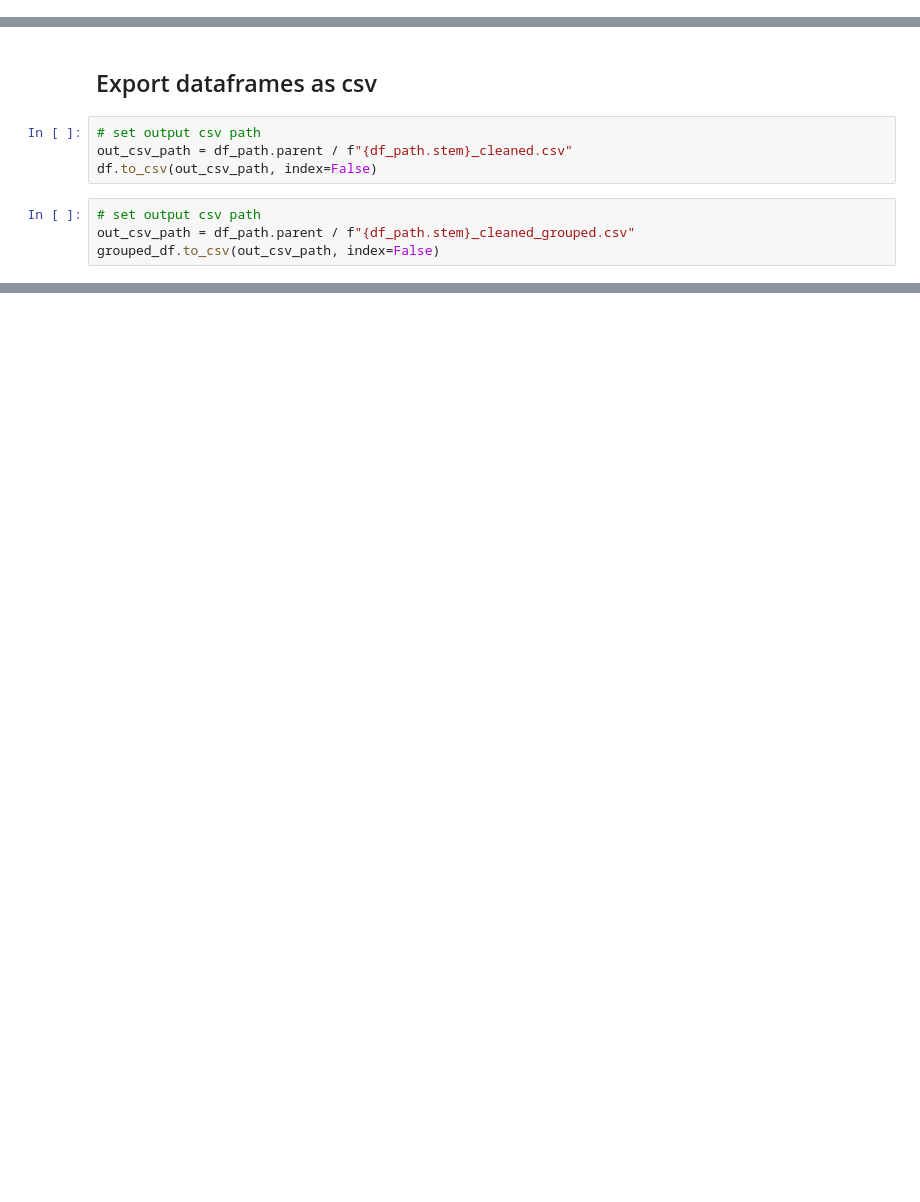
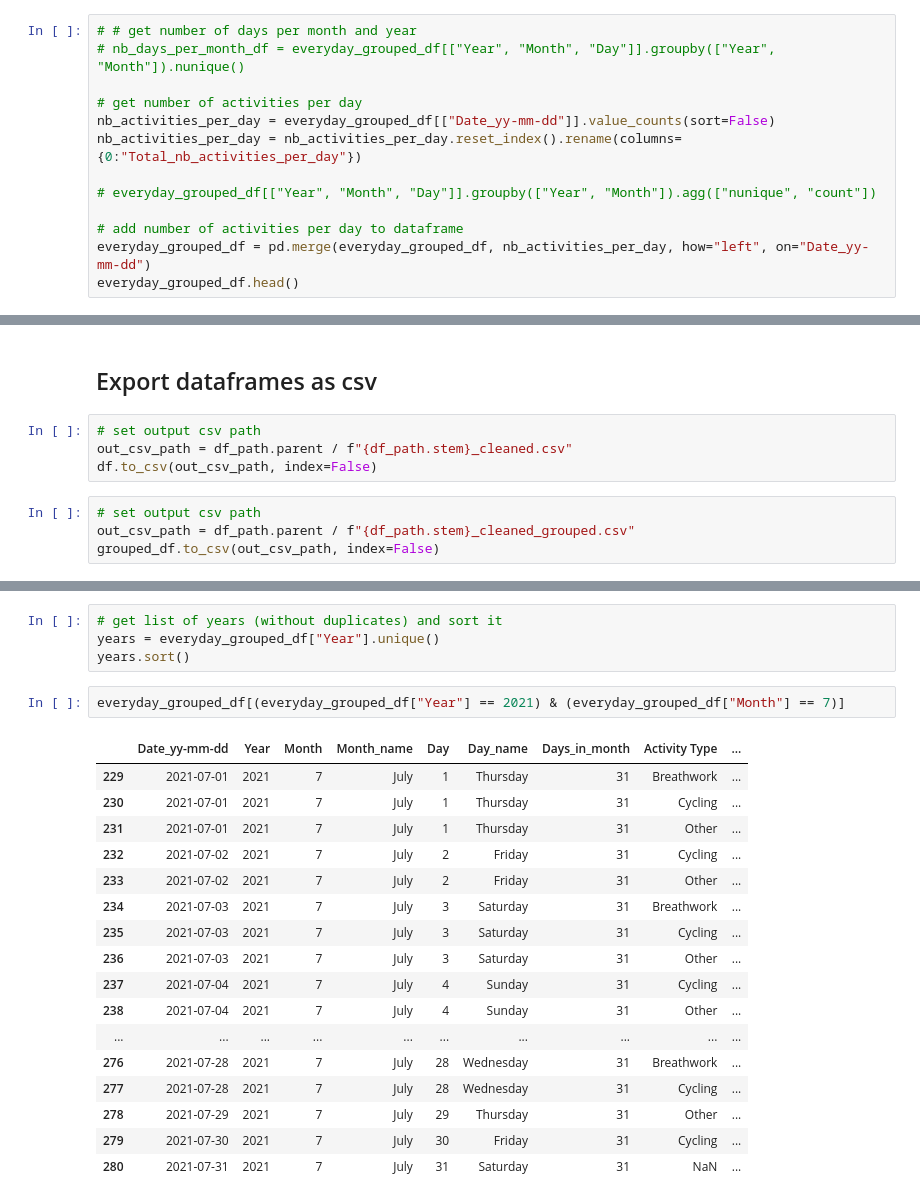
Before and after one commit to DerrickDDInAI/coding-art, a Jupyter notebook: core/models_3d/data_visualization/sports/all_activities/explore&preprocess_garmin_data.ipynb, the cells around one changed output, grey strips where cells are left out. Drawn from its saved outputs; the diff is of its cells as text; blank space fills up the shorter version.

```diff
--- a/core/models_3d/data_visualization/sports/all_activities/explore&preprocess_garmin_data.ipynb
+++ b/core/models_3d/data_visualization/sports/all_activities/explore&preprocess_garmin_data.ipynb
@@ -318,0 +312,13 @@ everyday_grouped_df.head(20)
+# %%
+# # get number of days per month and year
+# nb_days_per_month_df = everyday_grouped_df[["Year", "Month", "Day"]].groupby(["Year", "Month"]).nunique()
+
+# get number of activities per day
+nb_activities_per_day = everyday_grouped_df[["Date_yy-mm-dd"]].value_counts(sort=False)
+nb_activities_per_day = nb_activities_per_day.reset_index().rename(columns={0:"Total_nb_activities_per_day"})
+
+# everyday_grouped_df[["Year", "Month", "Day"]].groupby(["Year", "Month"]).agg(["nunique", "count"])
+
+# add number of activities per day to dataframe
+everyday_grouped_df = pd.merge(everyday_grouped_df, nb_activities_per_day, how="left", on="Date_yy-mm-dd")
+everyday_grouped_df.head()
@@ -332,0 +484,24 @@ grouped_df.to_csv(out_csv_path, index=False)
+# %%
+# get list of years (without duplicates) and sort it
+years = everyday_grouped_df["Year"].unique()
+years.sort()
+# %%
+everyday_grouped_df[(everyday_grouped_df["Year"] == 2021) & (everyday_grouped_df["Month"] == 7)]
+# %% [output]
+|  | Date_yy-mm-dd | Year | Month | Month_name | Day | Day_name | Days_in_month | Activity Type | ... |
+| 229 | 2021-07-01 | 2021 | 7 | July | 1 | Thursday | 31 | Breathwork | ... |
+| 230 | 2021-07-01 | 2021 | 7 | July | 1 | Thursday | 31 | Cycling | ... |
+| 231 | 2021-07-01 | 2021 | 7 | July | 1 | Thursday | 31 | Other | ... |
+| 232 | 2021-07-02 | 2021 | 7 | July | 2 | Friday | 31 | Cycling | ... |
+| 233 | 2021-07-02 | 2021 | 7 | July | 2 | Friday | 31 | Other | ... |
+| 234 | 2021-07-03 | 2021 | 7 | July | 3 | Saturday | 31 | Breathwork | ... |
+| 235 | 2021-07-03 | 2021 | 7 | July | 3 | Saturday | 31 | Cycling | ... |
+| 236 | 2021-07-03 | 2021 | 7 | July | 3 | Saturday | 31 | Other | ... |
+| 237 | 2021-07-04 | 2021 | 7 | July | 4 | Sunday | 31 | Cycling | ... |
+| 238 | 2021-07-04 | 2021 | 7 | July | 4 | Sunday | 31 | Other | ... |
+| ... | ... | ... | ... | ... | ... | ... | ... | ... | ... |
+| 276 | 2021-07-28 | 2021 | 7 | July | 28 | Wednesday | 31 | Breathwork | ... |
+| 277 | 2021-07-28 | 2021 | 7 | July | 28 | Wednesday | 31 | Cycling | ... |
+| 278 | 2021-07-29 | 2021 | 7 | July | 29 | Thursday | 31 | Other | ... |
+| 279 | 2021-07-30 | 2021 | 7 | July | 30 | Friday | 31 | Cycling | ... |
+| 280 | 2021-07-31 | 2021 | 7 | July | 31 | Saturday | 31 | NaN | ... |
```
Also changed, not shown: parts of 18 cells of this notebook.
